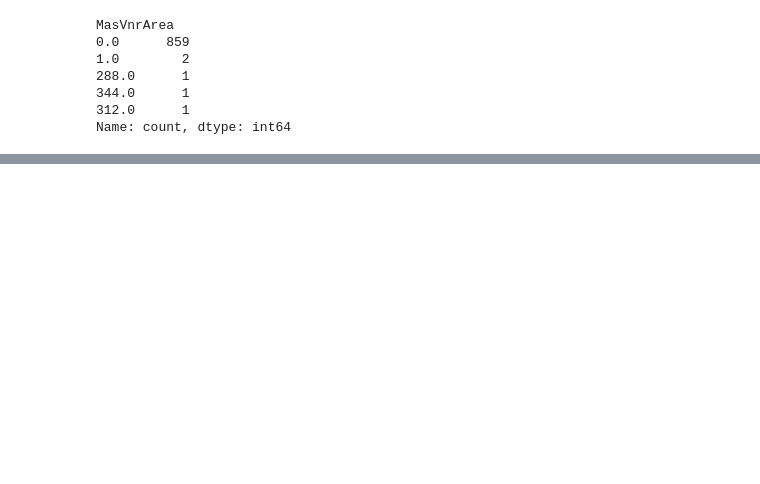
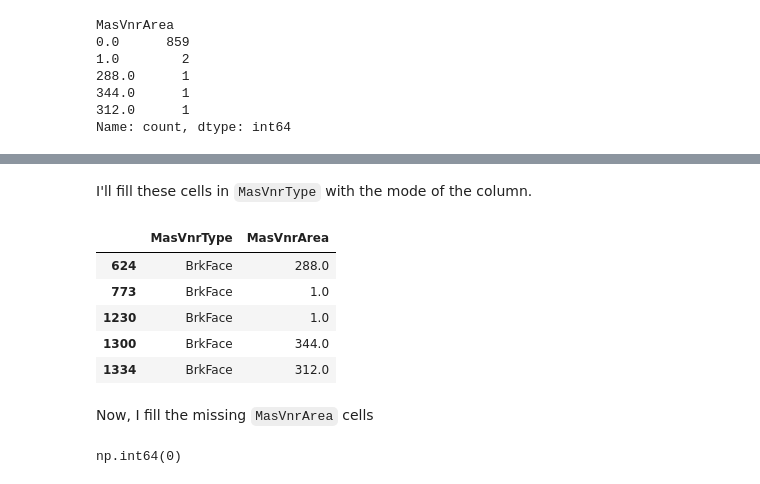
Before and after one commit to Rasengan-125/Ames-Housing, a Jupyter notebook: analysis.ipynb, the cells around one changed output, grey strips where cells are left out. Drawn from its saved outputs; the diff is of its cells as text; code cells hidden in the pictures; blank space fills up the shorter version.

```diff
--- a/analysis.ipynb
+++ b/analysis.ipynb
@@ -276,0 +295,21 @@ Name: count, dtype: int64
+# %% [markdown]
+I'll fill these cells in `MasVnrType` with the mode of the column.
+# %%
+df.loc[[624, 773, 1230, 1300, 1334], "MasVnrType"] = df["MasVnrType"].mode()[0]
+
+df.loc[[624, 773, 1230, 1300, 1334], ["MasVnrType", "MasVnrArea"]] # Confirm that the values have been updated correctly
+# %% [output]
+|  | MasVnrType | MasVnrArea |
+| 624 | BrkFace | 288.0 |
+| 773 | BrkFace | 1.0 |
+| 1230 | BrkFace | 1.0 |
+| 1300 | BrkFace | 344.0 |
+| 1334 | BrkFace | 312.0 |
+# %% [markdown]
+Now, I fill the missing `MasVnrArea` cells
+# %%
+df["MasVnrArea"] = df["MasVnrArea"].fillna(0)
+
+df["MasVnrArea"].isna().sum()
+# %% [output]
+np.int64(0)
```
Also changed, not shown: parts of 81 cells of this notebook, 2 other files.
